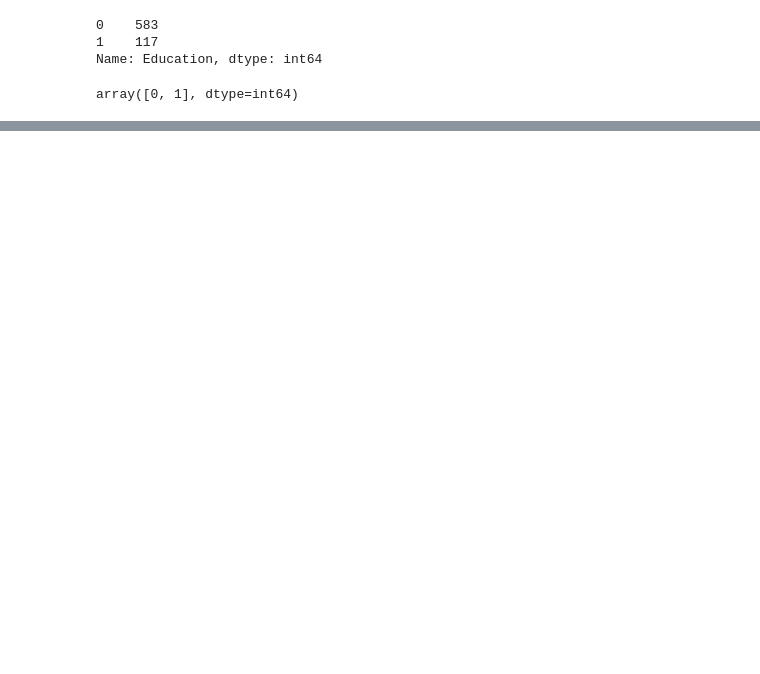
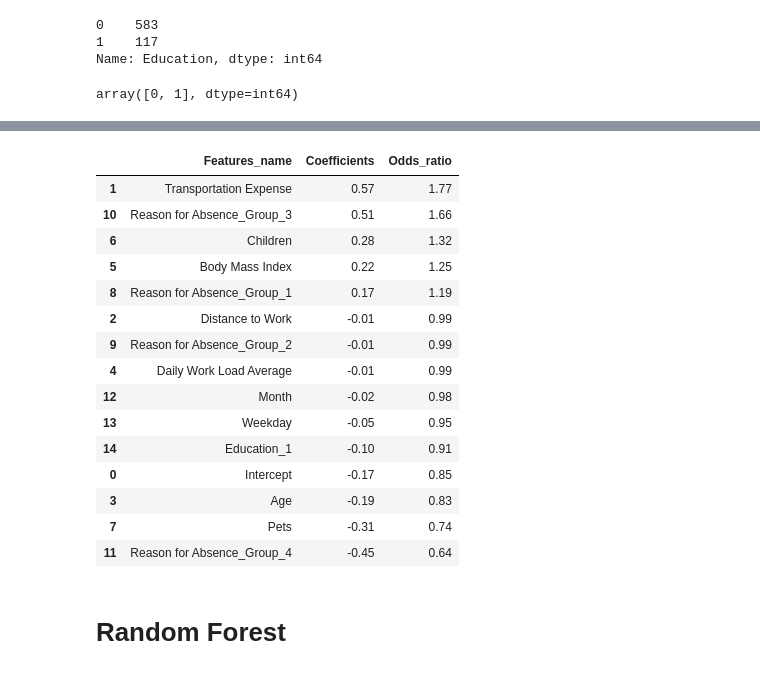
Before and after one commit to fares-ds/Business-Case-Study---Absenteeism, a Jupyter notebook: Case Study - Absenteeism.ipynb, the cells around one changed output, grey strips where cells are left out. Saved outputs shown, nothing was run; the diff lists cells and outputs as text; code cells hidden in the pictures; blank space fills up the shorter version.

```diff
--- a/Case Study - Absenteeism.ipynb
+++ b/Case Study - Absenteeism.ipynb
@@ -272,0 +326,16 @@ Index(['Date', 'Transportation Expense', 'Distance to Work', 'Age',
+# %%
+from sklearn.linear_model import LogisticRegression
+from sklearn.model_selection import train_test_split, cross_val_score
+from sklearn.preprocessing import StandardScaler
+
+model = LogisticRegression(solver="liblinear")
+
+x_sc = StandardScaler()
+X_std = x_sc.fit_transform(X)
+
+X_train, X_test, y_train, y_test = train_test_split(X_std, y, test_size=0.2, random_state=20)
+
+model.fit(X_train, y_train)
+
+y_train_pred = model.predict(X_train)
+y_test_pred = model.predict(X_test)
@@ -272,0 +385,5 @@ Index(['Date', 'Transportation Expense', 'Distance to Work', 'Age',
+# %%
+feature_name = X.columns
+summary_table = pd.DataFrame(columns=["Features_name"], data=feature_name)
+summary_table["Coefficients"] = np.transpose(model.coef_)
+summary_table
@@ -272,0 +406,26 @@ Index(['Date', 'Transportation Expense', 'Distance to Work', 'Age',
+# %%
+summary_table.index = summary_table.index + 1
+summary_table.loc[0] = ['Intercept', model.intercept_[0]]
+summary_table.sort_index(inplace=True)
+# %%
+summary_table["Odds_ratio"] = np.exp(summary_table.Coefficients)
+summary_table.sort_values(by="Odds_ratio", ascending=False)
+# %% [output]
+|  | Features_name | Coefficients | Odds_ratio |
+| 1 | Transportation Expense | 0.57 | 1.77 |
+| 10 | Reason for Absence_Group_3 | 0.51 | 1.66 |
+| 6 | Children | 0.28 | 1.32 |
+| 5 | Body Mass Index | 0.22 | 1.25 |
+| 8 | Reason for Absence_Group_1 | 0.17 | 1.19 |
+| 2 | Distance to Work | -0.01 | 0.99 |
+| 9 | Reason for Absence_Group_2 | -0.01 | 0.99 |
+| 4 | Daily Work Load Average | -0.01 | 0.99 |
+| 12 | Month | -0.02 | 0.98 |
+| 13 | Weekday | -0.05 | 0.95 |
+| 14 | Education_1 | -0.10 | 0.91 |
+| 0 | Intercept | -0.17 | 0.85 |
+| 3 | Age | -0.19 | 0.83 |
+| 7 | Pets | -0.31 | 0.74 |
+| 11 | Reason for Absence_Group_4 | -0.45 | 0.64 |
+# %% [markdown]
+# Random Forest
```
Also changed, not shown: parts of 27 cells of this notebook.
